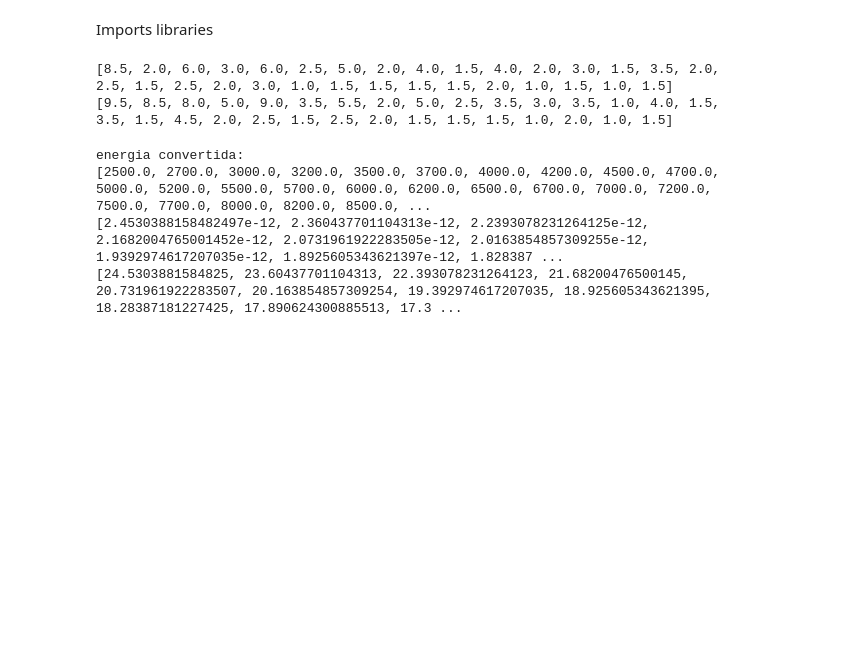
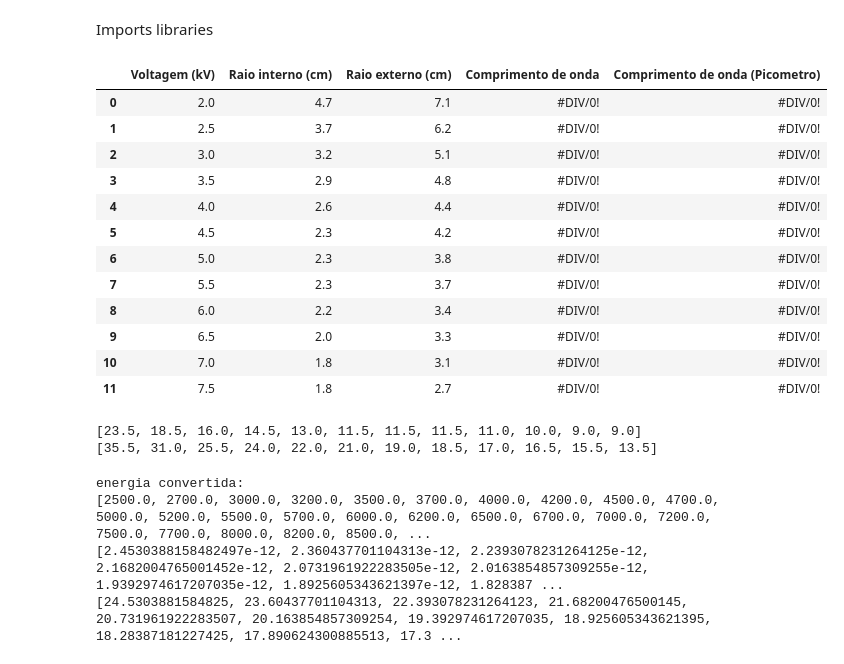
Before and after one commit to Shnrqpdr/modern-physics-lab, a Jupyter notebook: electronDifrac/electronDifrac.ipynb, the cells around one changed output. Drawn from its saved outputs; the diff is of its cells as text; code cells hidden in the pictures; blank space fills up the shorter version.

```diff
--- a/electronDifrac/electronDifrac.ipynb
+++ b/electronDifrac/electronDifrac.ipynb
@@ -8,33 +8,59 @@ from scipy import stats
 import scipy.constants as constants
 import pandas as pd
 import matplotlib.pyplot as plt
+# %%
+dataFrame = pd.read_excel('difeletron.ods', engine='odf')
+
+dataFrame
+
+# print(dataFrame['Voltagem (kV)'])
+# %% [output]
+|  | Voltagem (kV) | Raio interno (cm) | Raio externo (cm) | Comprimento de onda | Comprimento de onda (Picometro) |
+| 0 | 2.0 | 4.7 | 7.1 | #DIV/0! | #DIV/0! |
+| 1 | 2.5 | 3.7 | 6.2 | #DIV/0! | #DIV/0! |
+| 2 | 3.0 | 3.2 | 5.1 | #DIV/0! | #DIV/0! |
+| 3 | 3.5 | 2.9 | 4.8 | #DIV/0! | #DIV/0! |
+| 4 | 4.0 | 2.6 | 4.4 | #DIV/0! | #DIV/0! |
+| 5 | 4.5 | 2.3 | 4.2 | #DIV/0! | #DIV/0! |
+| 6 | 5.0 | 2.3 | 3.8 | #DIV/0! | #DIV/0! |
+| 7 | 5.5 | 2.3 | 3.7 | #DIV/0! | #DIV/0! |
+| 8 | 6.0 | 2.2 | 3.4 | #DIV/0! | #DIV/0! |
+| 9 | 6.5 | 2.0 | 3.3 | #DIV/0! | #DIV/0! |
+| 10 | 7.0 | 1.8 | 3.1 | #DIV/0! | #DIV/0! |
+| 11 | 7.5 | 1.8 | 2.7 | #DIV/0! | #DIV/0! |
 # %%
 # d1 = [3.1, 2.8, 2.5, 2.3, 2.1, 2.0, 1.9, 1.7, 1.7, 1.5, 1.5, 1.7, 1.6, 1.5, 1.5, 1.4]
 # d2 = [5.5, 4.9, 4.3, 4.1, 3.9, 3.8, 3.6, 3.4, 3.1, 2.9, 2.9, 3.0, 2.9, 2.8, 2.7, 2.7]
 
-d1 = [3.1, 3.4, 2.8, 2.9, 2.5, 2.9, 2.3, 2.6, 2.1, 2.4, 2.0, 2.2, 1.9, 2.1, 1.7, 2.0, 1.7, 2.0, 1.5, 1.8, 1.5, 1.9, 1.7, 1.7, 1.6, 1.7, 1.5, 1.7, 1.5, 1.5, 1.4]
-d2 = [5.5, 5.7, 4.9, 4.9, 4.3, 5.2, 4.1, 4.7, 3.9, 4.2, 3.8, 3.9, 3.6, 3.8, 3.4, 3.6, 3.1, 3.5, 2.9, 3.3, 2.9, 3.2, 3.0, 3.0, 2.9, 2.9, 2.8, 2.9, 2.7, 2.7, 2.7]
+# d1 = [3.1, 3.4, 2.8, 2.9, 2.5, 2.9, 2.3, 2.6, 2.1, 2.4, 2.0, 2.2, 1.9, 2.1, 1.7, 2.0, 1.7, 2.0, 1.5, 1.8, 1.5, 1.9, 1.7, 1.7, 1.6, 1.7, 1.5, 1.7, 1.5, 1.5, 1.4]
+# d2 = [5.5, 5.7, 4.9, 4.9, 4.3, 5.2, 4.1, 4.7, 3.9, 4.2, 3.8, 3.9, 3.6, 3.8, 3.4, 3.6, 3.1, 3.5, 2.9, 3.3, 2.9, 3.2, 3.0, 3.0, 2.9, 2.9, 2.8, 2.9, 2.7, 2.7, 2.7]
 
-D1 = [4.8, 3.8, 4.0, 3.5, 3.7, 3.4, 3.3, 3.0, 2.9, 2.7, 2.8, 2.6, 2.5, 2.4, 2.4, 2.4, 2.2, 2.3, 2.0, 2.2, 2.1, 2.1, 2.0, 2.0, 1.9, 2.0, 1.9, 1.9, 1.8, 1.7, 1.7]
-D2 = [7.4, 7.4, 6.5, 5.9, 6.1, 5.9, 5.2, 5.1, 4.9, 4.7, 4.5, 4.5, 4.3, 4.0, 4.2, 3.9, 3.8, 3.8, 3.8, 3.7, 3.4, 3.5, 3.5, 3.4, 3.2, 3.2, 3.1, 3.1, 3.1, 2.9, 3.0]
+# D1 = [4.8, 3.8, 4.0, 3.5, 3.7, 3.4, 3.3, 3.0, 2.9, 2.7, 2.8, 2.6, 2.5, 2.4, 2.4, 2.4, 2.2, 2.3, 2.0, 2.2, 2.1, 2.1, 2.0, 2.0, 1.9, 2.0, 1.9, 1.9, 1.8, 1.7, 1.7]
+# D2 = [7.4, 7.4, 6.5, 5.9, 6.1, 5.9, 5.2, 5.1, 4.9, 4.7, 4.5, 4.5, 4.3, 4.0, 4.2, 3.9, 3.8, 3.8, 3.8, 3.7, 3.4, 3.5, 3.5, 3.4, 3.2, 3.2, 3.1, 3.1, 3.1, 2.9, 3.0]
 
-R1 = []
-R2 = []
-for i in range(len(D1)):
-  R1.append(D1[i]*10/2.0)
-  R2.append(D2[i]*10/2.0)
+D1 = dataFrame['Raio interno (cm)']
+D2 = dataFrame['Raio externo (cm)']
 
 r1 = []
 r2 = []
-for i in range(len(d1)):
-  r1.append(d1[i]*10/2.0)
-  r2.append(d2[i]*10/2.0)
+for i in range(len(D1)):
+  r1.append(D1[i]*10/2.0)
+  r2.append(D2[i]*10/2.0)
 
-dif1 = []
-dif2 = []
-for i in range(len(R1)):
-  dif1.append(np.abs(R1[i] - r1[i]))
-  dif2.append(np.abs(R2[i] - r2[i]))
+dif1 = r1
+dif2 = r2
+
+# r1 = []
+# r2 = []
+# for i in range(len(d1)):
+#   r1.append(d1[i]*10/2.0)
+#   r2.append(d2[i]*10/2.0)
+
+# dif1 = []
+# dif2 = []
+# for i in range(len(R1)):
+#   dif1.append(np.abs(R1[i] - r1[i]))
+#   dif2.append(np.abs(R2[i] - r2[i]))
 
 # print(R1)
 # print(R2)
@@ -45,8 +71,8 @@ for i in range(len(R1)):
 print(dif1)
 print(dif2)
 # %% [output]
-[8.5, 2.0, 6.0, 3.0, 6.0, 2.5, 5.0, 2.0, 4.0, 1.5, 4.0, 2.0, 3.0, 1.5, 3.5, 2.0, 2.5, 1.5, 2.5, 2.0, 3.0, 1.0, 1.5, 1.5, 1.5, 1.5, 2.0, 1.0, 1.5, 1.0, 1.5]
-[9.5, 8.5, 8.0, 5.0, 9.0, 3.5, 5.5, 2.0, 5.0, 2.5, 3.5, 3.0, 3.5, 1.0, 4.0, 1.5, 3.5, 1.5, 4.5, 2.0, 2.5, 1.5, 2.5, 2.0, 1.5, 1.5, 1.5, 1.0, 2.0, 1.0, 1.5]
+[23.5, 18.5, 16.0, 14.5, 13.0, 11.5, 11.5, 11.5, 11.0, 10.0, 9.0, 9.0]
+[35.5, 31.0, 25.5, 24.0, 22.0, 21.0, 19.0, 18.5, 17.0, 16.5, 15.5, 13.5]
 # %%
 e = [2.5, 2.7, 3.0, 3.2, 3.5, 3.7, 4.0, 4.2, 4.5, 4.7, 5.0, 5.2, 5.5, 5.7, 6.0, 6.2, 6.5, 6.7, 7.0, 7.2, 7.5, 7.7, 8.0, 8.2, 8.5, 8.7, 9.0, 9.2, 9.5, 9.7, 10.0]
 # e = [4.0, 4.5, 5.0, 5.5, 6.0, 6.5]
```
Also changed, not shown: parts of 3 cells of this notebook, 2 other files.
